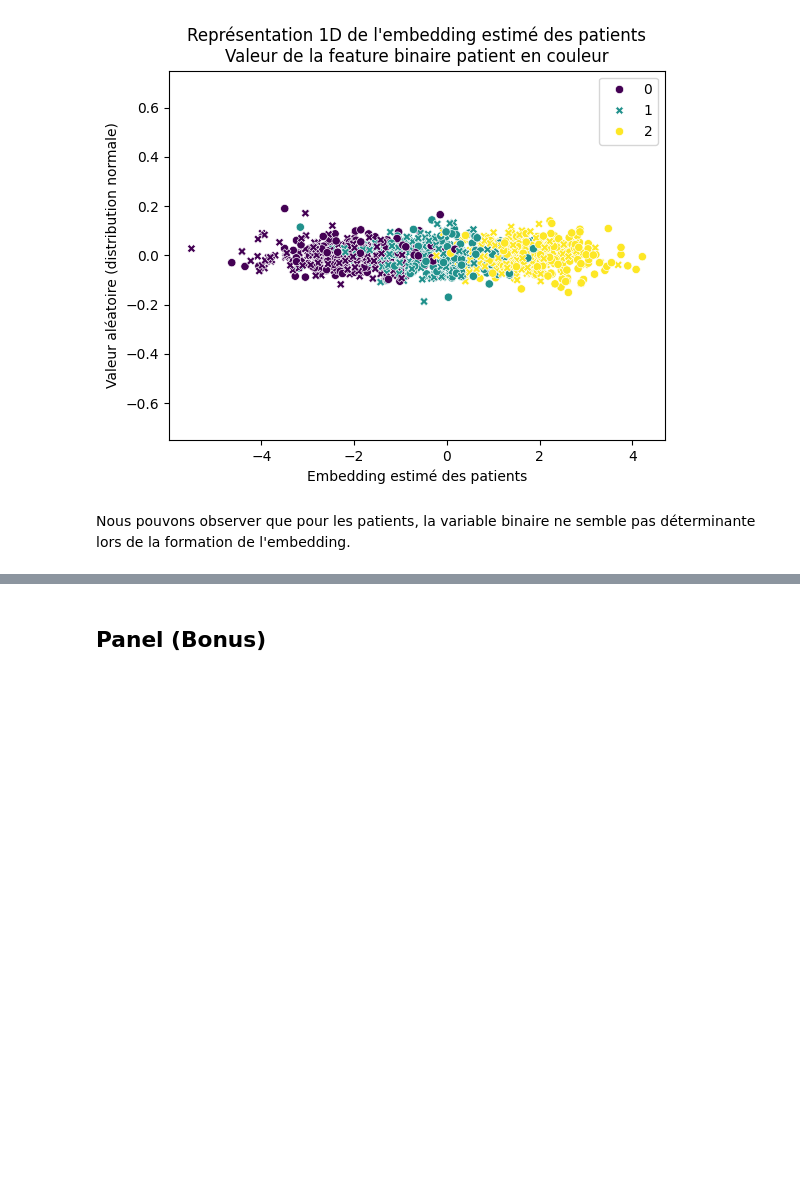
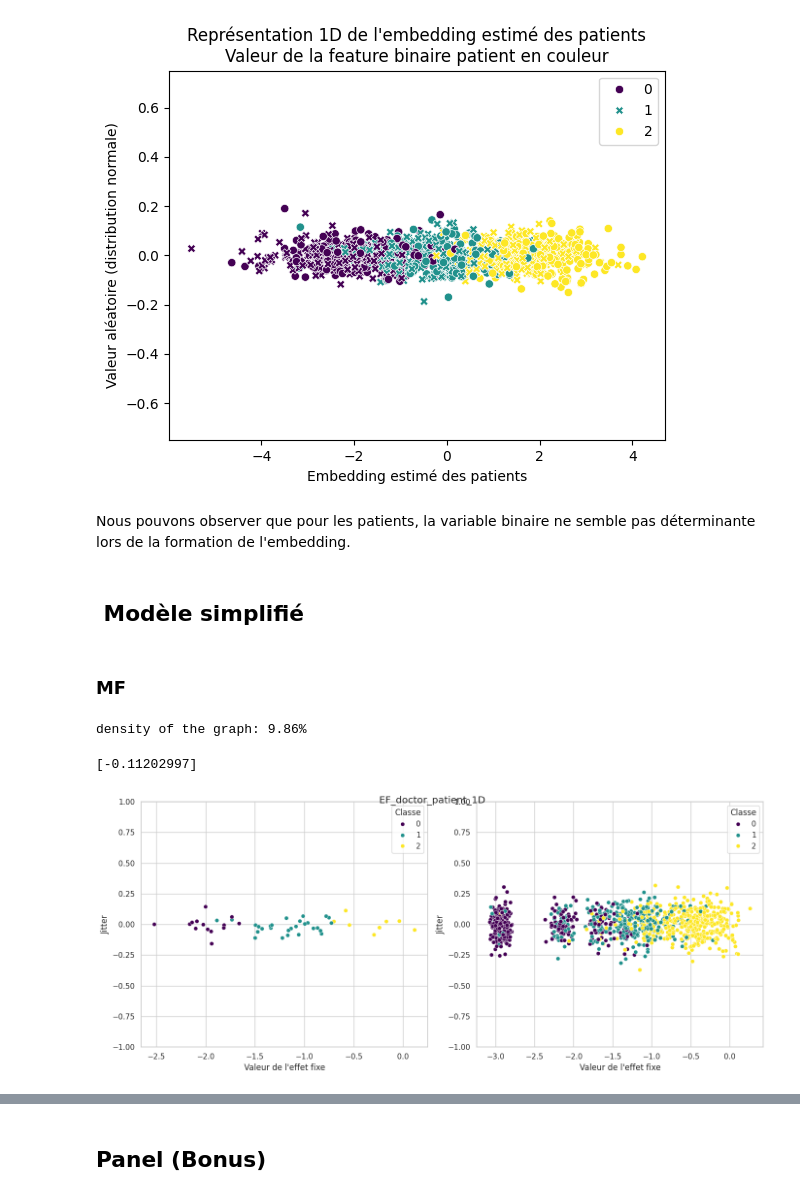
Before and after one commit to lecueguillaume/G4H_AKM_RS_NRS, a Jupyter notebook: Clustering_AKM_MF_1D.ipynb, the cells around one changed output, grey strips where cells are left out. Drawn from its saved outputs; the diff is of its cells as text; code cells hidden in the pictures; blank space fills up the shorter version.

```diff
--- a/Clustering_AKM_MF_1D.ipynb
+++ b/Clustering_AKM_MF_1D.ipynb
@@ -733,3 +725,43 @@ plt.show()
 [figure]
 # %% [markdown]
 Nous pouvons observer que pour les patients, la variable binaire ne semble pas déterminante lors de la formation de l'embedding.
+# %% [markdown]
+##  Modèle simplifié
+# %% [markdown]
+### MF
+# %%
+graph_object= GraphFormation(
+                    n_patients=1000,
+                     n_doctors=50,
+                     max_number_connections=50,
+                    beta_distance_graph = -25,
+                    beta_X_p_graph=0,
+                     beta_X_d_graph=0,
+                     beta_D_p_graph=0,
+                     beta_D_d_graph=0,)
+graph_object.do_the_graph()
+print(f"density of the graph: {graph_object.density*100:.2f}%")
+# %% [output]
+density of the graph: 9.86%
+# %%
+# Training
+estimates = MF_NRS.get_estimations_onlydistance(graph_object.df, nb_epochs=40, show_print=0, learning_rate=0.01)
+# Recuperation des poids au niveau des embeddings
+ef_patient_hat = estimates[1][0]
+ef_doctor_hat = estimates[1][1]
+
+# Recuperation des poids pour les beta
+#beta_X_p_hat = estimates[1][2]
+#beta_X_d_hat = estimates[1][3]
+#beta_D_p_hat = estimates[1][4]
+#beta_D_d_hat = estimates[1][5]
+beta_distance_hat = estimates[1][2]
+print(beta_distance_hat)
+# Recuperation de l'objet "model"
+model = estimates[4]
+# %% [output]
+[-0.11202997]
+# %%
+plot_functions.plot_ef_1D(graph_object, ef_patient = ef_patient_hat, ef_doctor = ef_doctor_hat, save=False)
+# %% [output]
+[figure, added]
```
Also changed, not shown: parts of 15 cells of this notebook.
